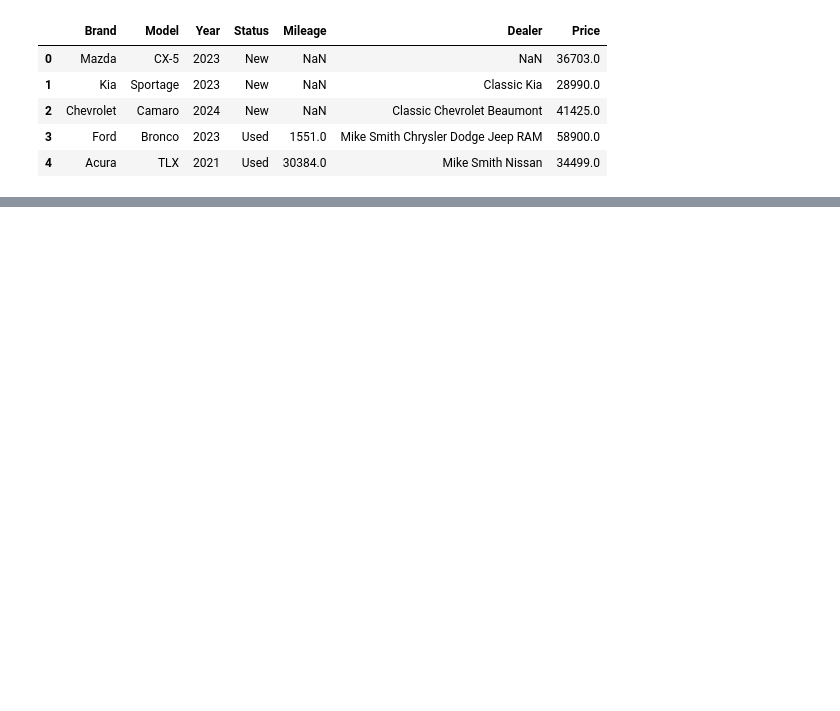
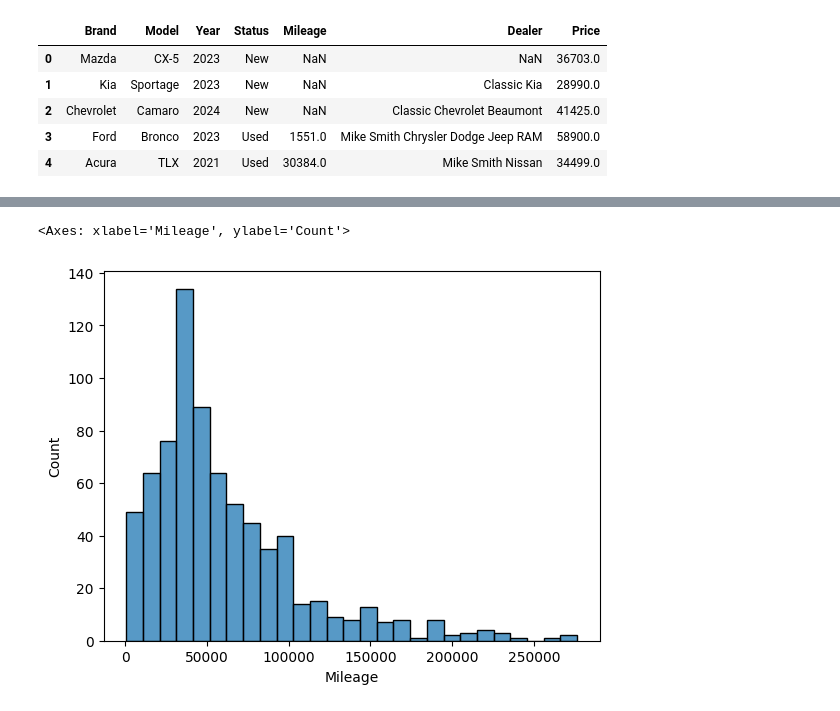
Before and after one commit to mglissmann/usa_car_sale_prices, a Jupyter notebook: analysis.ipynb, the cells around one changed output, grey strips where cells are left out. Saved outputs shown, nothing was run; the diff lists cells and outputs as text; code cells hidden in the pictures; blank space fills up the shorter version.

```diff
--- a/analysis.ipynb
+++ b/analysis.ipynb
@@ -12,0 +255,5 @@ data.head()
+# %%
+sns.histplot(data=toyota_4runner[toyota_4runner['Status'] == 'Used'], x='Mileage')
+# %% [output]
+<Axes: xlabel='Mileage', ylabel='Count'>
+[figure, added]
```
Also changed, not shown: parts of 22 cells of this notebook, 1 other file.
